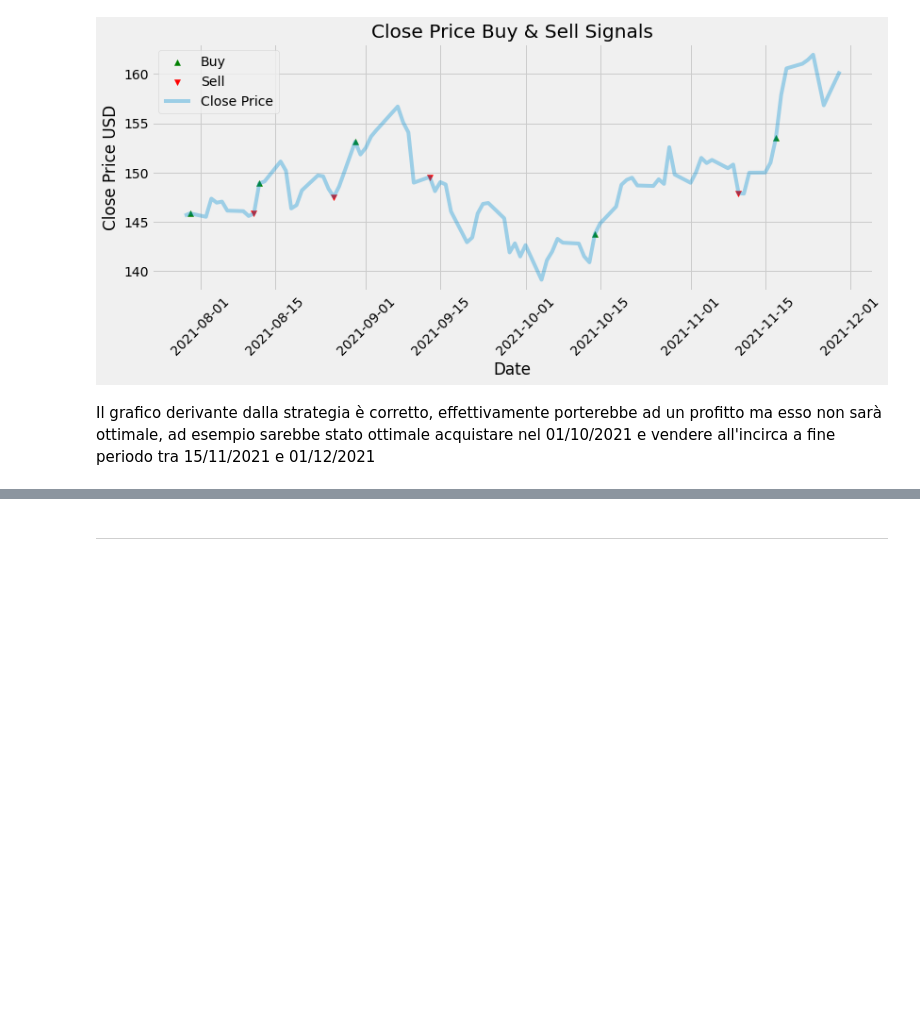
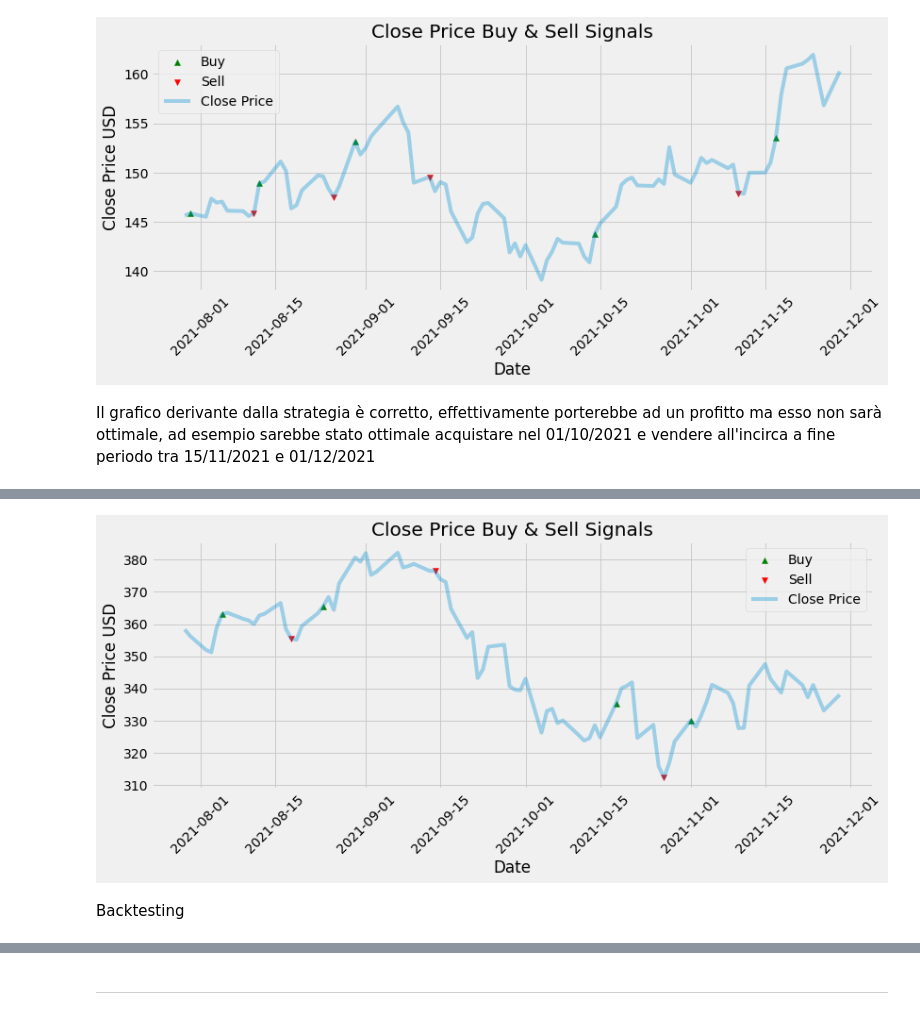
Before and after one commit to Simonotos/BusinessProject, a Jupyter notebook: BusinessProject.ipynb, the cells around one changed output, grey strips where cells are left out. Saved outputs shown, nothing was run; the diff lists cells and outputs as text; code cells hidden in the pictures; blank space fills up the shorter version.

```diff
--- a/BusinessProject.ipynb
+++ b/BusinessProject.ipynb
@@ -2450,6 +2456,7 @@ def buy_sell(signal):
 a = buy_sell(apple_df)
 apple_df['Buy_Signal_Price'] = a[0]
 apple_df['Sell_Signal_Price'] = a[1]
+apple_df['MACD_signal'] = a[2]
 #Show the data
 apple_df
 # %% [output]
@@ -2485,0 +2623,6 @@ Il grafico derivante dalla strategia è corretto, effettivamente porterebbe ad u
+# %%
+#Create new columns for the data
+meta_df['MACD'] = MACD
+meta_df['Signal Line'] = signal
+#Show the data
+meta_df
@@ -2485,0 +2679,22 @@ Il grafico derivante dalla strategia è corretto, effettivamente porterebbe ad u
+# %%
+#Create buy and sell column
+a = buy_sell(meta_df)
+meta_df['Buy_Signal_Price'] = a[0]
+meta_df['Sell_Signal_Price'] = a[1]
+meta_df['MACD_signal'] = a[2]
+
+#Visually show the stock buy and sell signal
+plt.figure(figsize=(12.2, 4.5))
+plt.xticks(rotation=45)
+plt.scatter(meta_df.index, meta_df['Buy_Signal_Price'], color='green', label='Buy', marker='^', alpha=1)
+plt.scatter(meta_df.index, meta_df['Sell_Signal_Price'], color='red', label='Sell', marker='v', alpha=1)
+plt.plot(meta_df['Close'], label='Close Price', alpha = 0.35)
+plt.title('Close Price Buy & Sell Signals')
+plt.xlabel('Date')
+plt.ylabel('Close Price USD')
+plt.legend(loc='upper right')
+plt.show()
+# %% [output]
+[figure, added]
+# %% [markdown]
+Backtesting
```
Also changed, not shown: parts of 111 cells of this notebook.
